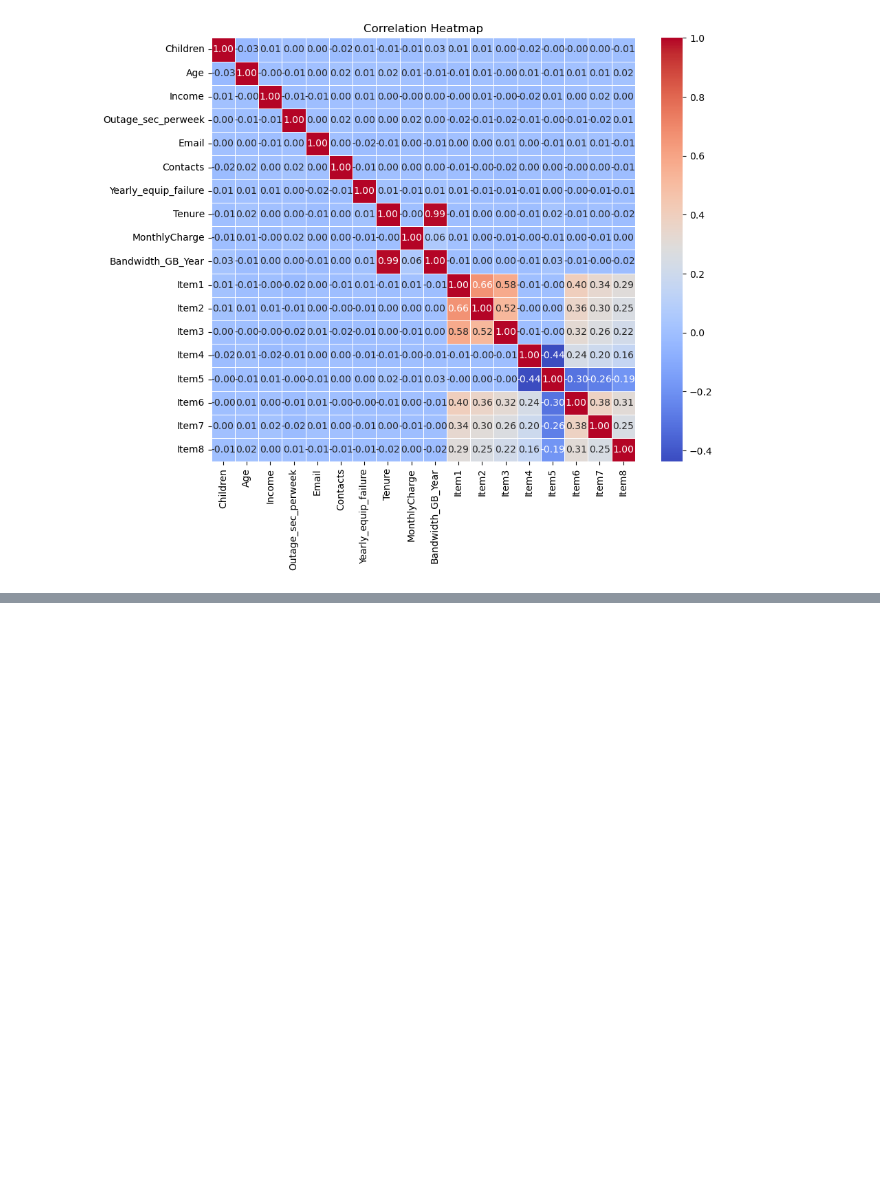
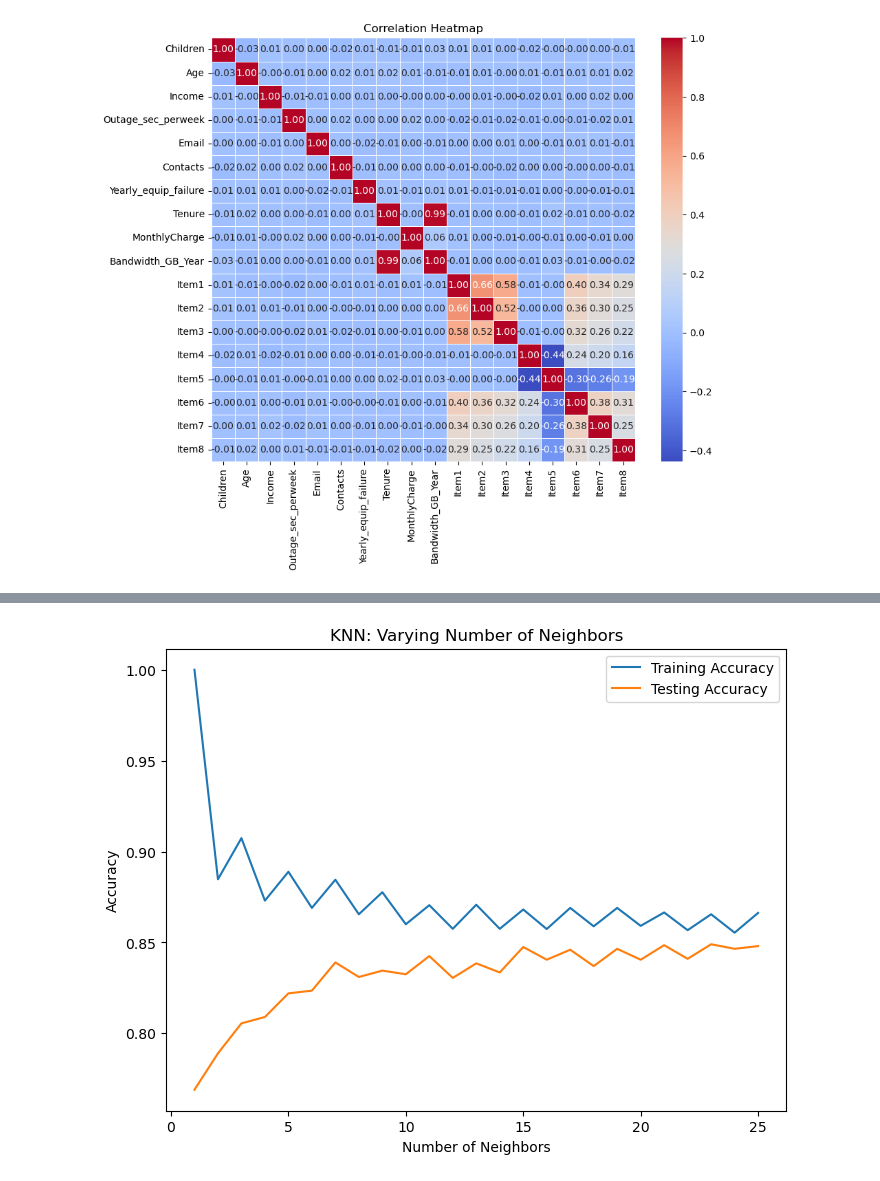
Before and after one commit to david-00001/d209-1, a Jupyter notebook: D209 Task 1 - Classification.ipynb, the cells around one changed output, grey strips where cells are left out. Cells and saved outputs as stored; diff of their text form; code cells hidden in the pictures; blank space fills up the shorter version.

Commit message:
prepared data and created model

```diff
--- a/D209 Task 1 - Classification.ipynb
+++ b/D209 Task 1 - Classification.ipynb
@@ -41,0 +203,4 @@ plt.show()
+# %%
+# Assign features to X and label to y
+X = df_encoded.drop('Churn', axis=1)
+y = df_encoded['Churn']
@@ -41,0 +210,12 @@ plt.show()
+# %%
+# Split data
+X_train, X_test, y_train, y_test = train_test_split(X, y, test_size=0.2, random_state=1, stratify=y)
+# %%
+#Initialize a StandardScaler object
+scaler = StandardScaler()
+
+# Apply StandardScaler to training data
+X_train_scaled = scaler.fit_transform(X_train)
+
+# Apply StandardScaler to test data
+X_test_scaled = scaler.fit_transform(X_test)
@@ -41,0 +230,4 @@ plt.show()
+# %%
+knn = KNN(n_neighbors=5)
+knn.fit(X_train_scaled, y_train)
+y_pred = knn.predict(X_test_scaled)
@@ -41,0 +271,12 @@ plt.show()
+# %%
+train_accuracies = {}
+test_accuracies = {}
+
+neighbors = np.arange(1,26)
+for neighbor in neighbors:
+    knn = KNN(n_neighbors=neighbor)
+    knn.fit(X_train_scaled, y_train)
+    train_accuracies[neighbor] = knn.score(X_train_scaled, y_train)
+    test_accuracies[neighbor] = knn.score(X_test_scaled, y_test)
+# %% [output]
+[figure, added]
```
Also changed, not shown: parts of 21 cells of this notebook, 5 other files.
